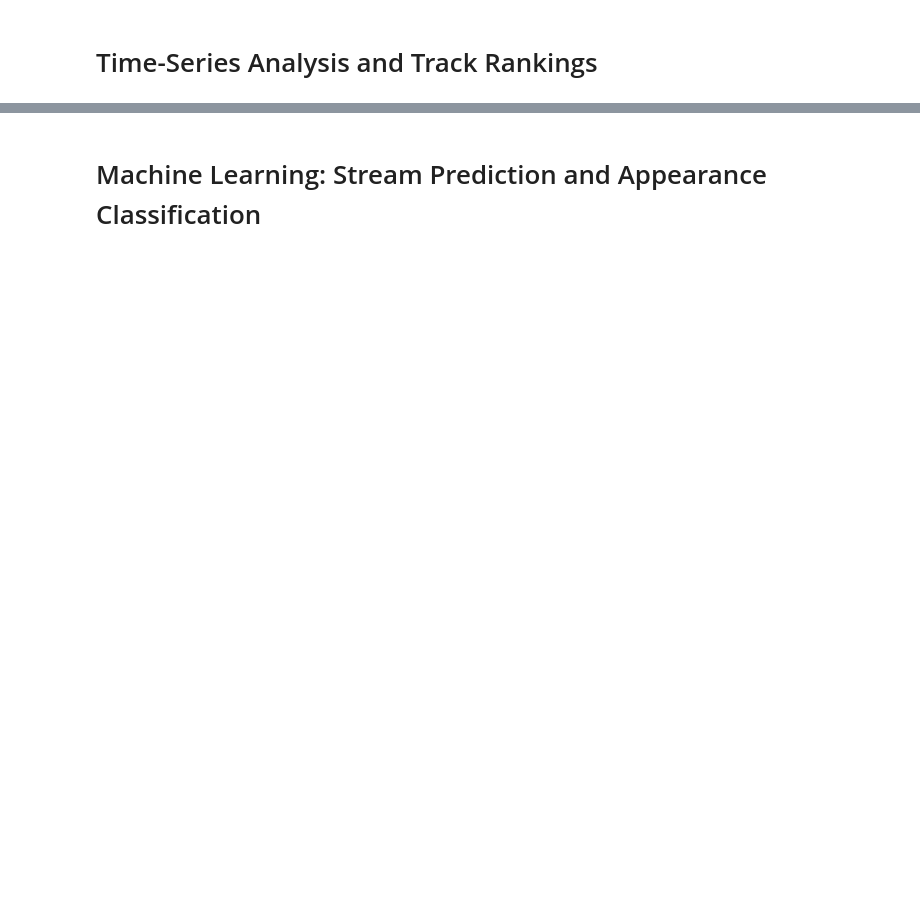
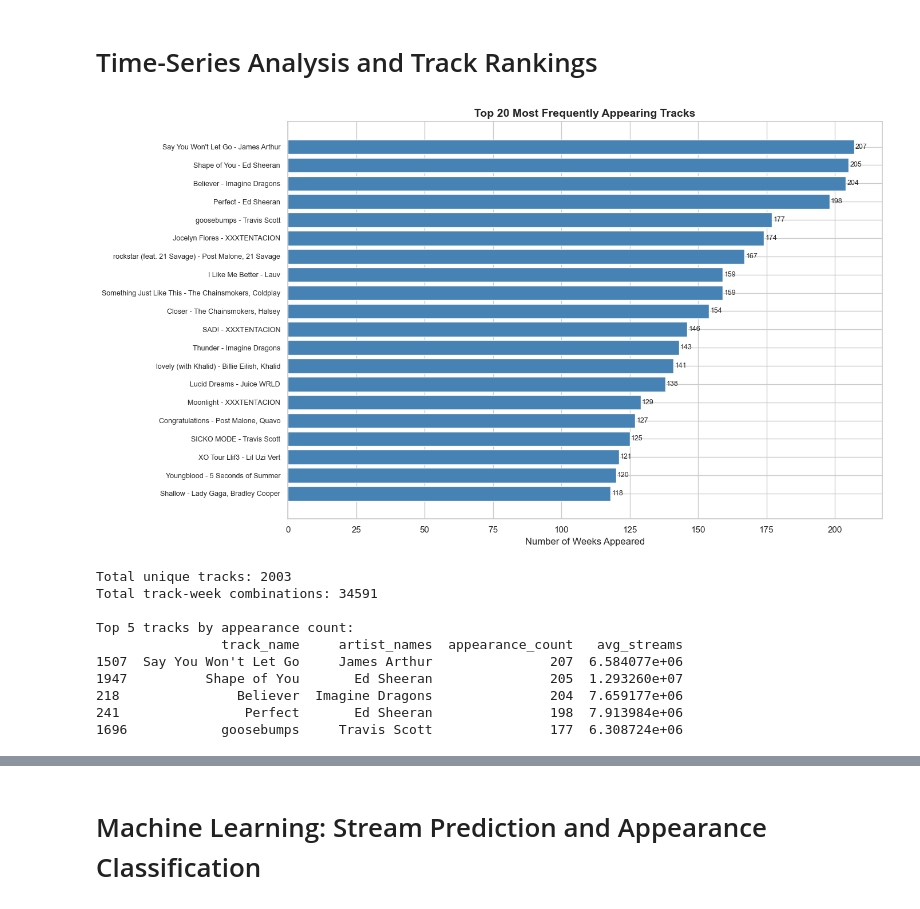
Before and after one commit to Ayabekhtiar/spotify_charts_project, a Jupyter notebook: data_visualisation.ipynb, the cells around one changed output, grey strips where cells are left out. Drawn from its saved outputs; the diff is of its cells as text; code cells hidden in the pictures; blank space fills up the shorter version.

```diff
--- a/data_visualisation.ipynb
+++ b/data_visualisation.ipynb
@@ -147,38 +149,24 @@ fig
 # Time-Series Analysis and Track Rankings
 # %%
 # Ranking of most appearing track IDs
-track_appearances = songs.groupby('track_id').agg({
-    'track_name': 'first',
-    'artist_names': 'first',
-    'week_date': 'count',
-    'streams': ['sum', 'mean', 'max']
-}).reset_index()
-
-track_appearances.columns = ['track_id', 'track_name', 'artist_names', 'appearance_count', 'total_streams', 'avg_streams', 'max_streams']
-track_appearances = track_appearances.sort_values('appearance_count', ascending=False)
-
-# Top 20 most appearing tracks
-top_tracks = track_appearances.head(20)
-
-fig, ax = plt.subplots(figsize=(14, 8))
-bars = ax.barh(range(len(top_tracks)), top_tracks['appearance_count'], color='steelblue')
-ax.set_yticks(range(len(top_tracks)))
-ax.set_yticklabels([f"{row['track_name']} - {row['artist_names']}" for _, row in top_tracks.iterrows()], fontsize=9)
-ax.set_xlabel('Number of Weeks Appeared', fontsize=12)
-ax.set_title('Top 20 Most Frequently Appearing Tracks', fontsize=14, fontweight='bold')
-ax.invert_yaxis()
-
-# Add value labels on bars
-for i, (idx, row) in enumerate(top_tracks.iterrows()):
-    ax.text(row['appearance_count'] + 0.5, i, f"{int(row['appearance_count'])}",
-            va='center', fontsize=9)
-
-plt.tight_layout()
-plt.show()
+track_appearances = get_track_appearances(songs)
+top_tracks = plot_track_rankings(track_appearances, top_n=20)
 
 print(f"\nTotal unique tracks: {songs['track_id'].nunique()}")
 print(f"Total track-week combinations: {len(songs)}")
 print(f"\nTop 5 tracks by appearance count:")
 print(top_tracks[['track_name', 'artist_names', 'appearance_count', 'avg_streams']].head())
+# %% [output]
+[figure, added]
+Total unique tracks: 2003
+Total track-week combinations: 34591
+
+Top 5 tracks by appearance count:
+                track_name     artist_names  appearance_count   avg_streams
+1507  Say You Won't Let Go     James Arthur               207  6.584077e+06
+1947          Shape of You       Ed Sheeran               205  1.293260e+07
+218               Believer  Imagine Dragons               204  7.659177e+06
+241                Perfect       Ed Sheeran               198  7.913984e+06
+1696            goosebumps     Travis Scott               177  6.308724e+06
 # %%
 # Time series: Streams per track ID over weeks
```
Also changed, not shown: parts of 23 cells of this notebook.
